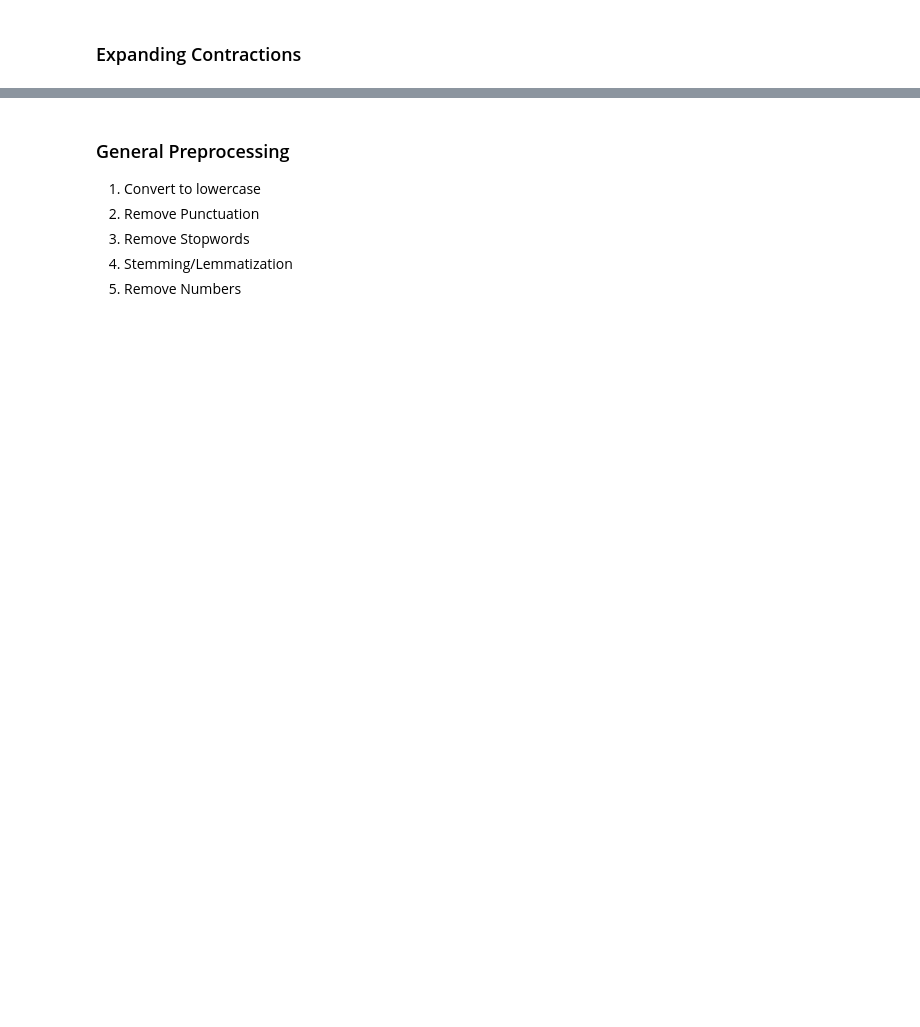
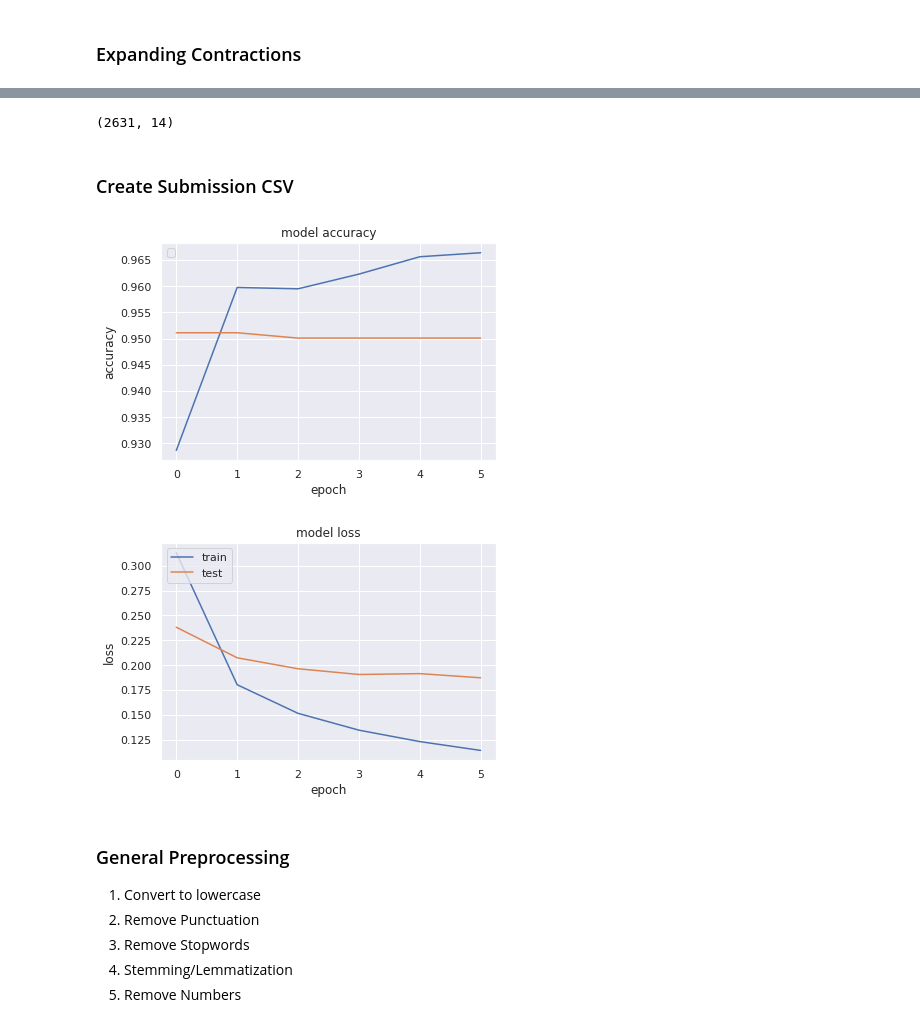
Before and after one commit to aruna09/Review-Topic-Polarity-Classification, a Jupyter notebook: Sentiment_Analysis.ipynb, the cells around one changed output, grey strips where cells are left out. Cells and saved outputs as stored; diff of their text form; code cells hidden in the pictures; blank space fills up the shorter version.

```diff
--- a/Sentiment_Analysis.ipynb
+++ b/Sentiment_Analysis.ipynb
@@ -218,0 +275,5 @@ def decontracted(phrase):
+# %%
+def fit_tokenizer_on_train_set(dataset):
+  tokenizer = Tokenizer(num_words=5000)
+  tokenizer.fit_on_texts(dataset)
+  return tokenizer
@@ -218,0 +324,6 @@ def decontracted(phrase):
+# %%
+def compile_and_train_model(model):
+  model.compile(optimizer='adam', loss='binary_crossentropy', metrics=['acc'])
+  print(model.summary())
+  history = model.fit(X_train, y_train, batch_size=128, epochs=30, verbose=1, validation_split=0.2)
+  return model, history
@@ -218,0 +390,6 @@ def decontracted(phrase):
+# %%
+test.shape
+# %% [output]
+(2631, 14)
+# %% [markdown]
+### Create Submission CSV
@@ -219,3 +401,22 @@ def decontracted(phrase):
+# %%
+plt.title('model accuracy')
+plt.ylabel('accuracy')
+plt.xlabel('epoch')
+plt.legend(['train','test'], loc='upper left')
+plt.plot(history.history['acc'])
+plt.plot(history.history['val_acc'])
+plt.show()
+
+plt.plot(history.history['loss'])
+plt.plot(history.history['val_loss'])
+plt.title('model loss')
+plt.ylabel('loss')
+plt.xlabel('epoch')
+plt.legend(['train','test'], loc='upper left')
+plt.show()
+# %% [output]
+[figure, added]
+[figure, added]
 # %% [markdown]
 ### General Preprocessing
 
```
Also changed, not shown: parts of 38 cells of this notebook.
